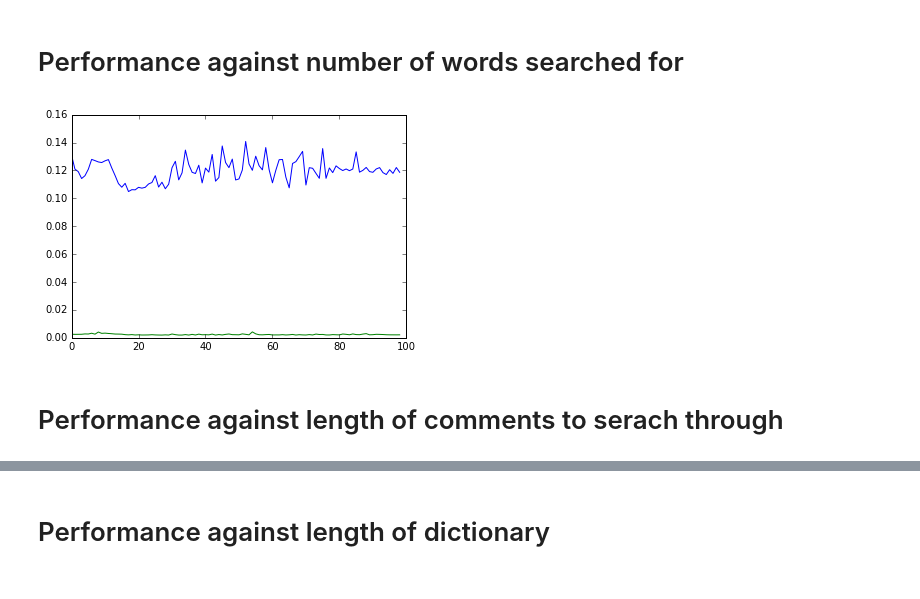
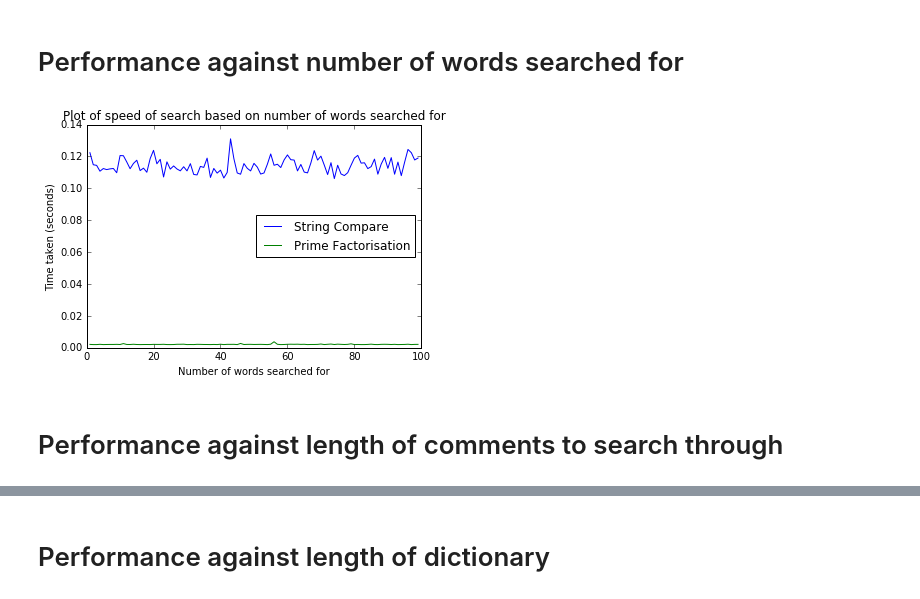
Before and after one commit to ZackAkil/Data-Science-Meetup-Predicting-Trolls, a Jupyter notebook: Text indexing by prime factorisation.ipynb, the cells around one changed output, grey strips where cells are left out. Drawn from its saved outputs; the diff is of its cells as text; code cells hidden in the pictures.

```diff
--- a/Text indexing by prime factorisation.ipynb
+++ b/Text indexing by prime factorisation.ipynb
@@ -392,21 +393,29 @@ plt.show()
 # %% [markdown]
 # Performance against number of words searched for
 # %%
-stringCompTimings = []
-primeTimings = []
+stringCompTimings2 = []
+primeTimings2 = []
+xIncrement2 = []
 for n in range(1,100):
-    randWords = pickRandomWordsFromDict(d,2,7,n)
-    [o,t] = timeFunction(numberOfMatches, c[:100000], randWords)
-    stringCompTimings.append(t)
+    xIncrement2.append(n)
+    randWords2 = pickRandomWordsFromDict(d,2,7,n)
+
+    [o,t] = timeFunction(numberOfMatches, c[:100000], randWords2)
+    stringCompTimings2.append(t)
 
     [o,t] = timeFunction(findCommentsUsingPrimeFact, indxCom[:10000],indx, randWords)
-    primeTimings.append(t)
-plt.figure()
-plt.plot(stringCompTimings)
-plt.plot(primeTimings)
-plt.show()
+    primeTimings2.append(t)
-# %% [output]
-[figure, removed]
+# %%
+plt.figure()
+plt.title("Plot of speed of search based on number of words searched for")
+plt.ylabel("Time taken (seconds)")
+plt.xlabel("Number of words searched for")
+strCompPlot, = plt.plot(xIncrement2,stringCompTimings2, label="String Compare")
+primeFactPlot, = plt.plot(xIncrement2,primeTimings2, label="Prime Factorisation")
+plt.legend(handles=[strCompPlot,primeFactPlot],loc=5)
+plt.show()
+# %% [output]
+[figure, added]
 # %% [markdown]
-# Performance against length of comments to serach through
+# Performance against length of comments to search through
 # %%
```
Also changed, not shown: parts of 11 cells of this notebook.
